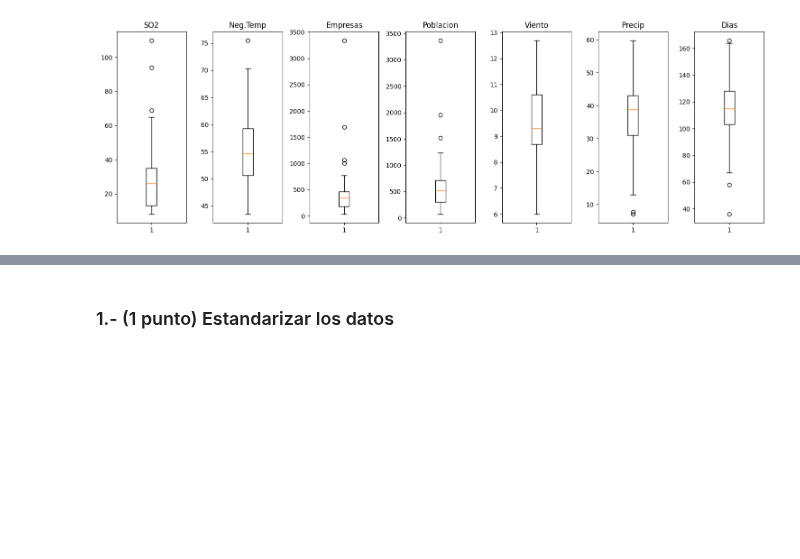
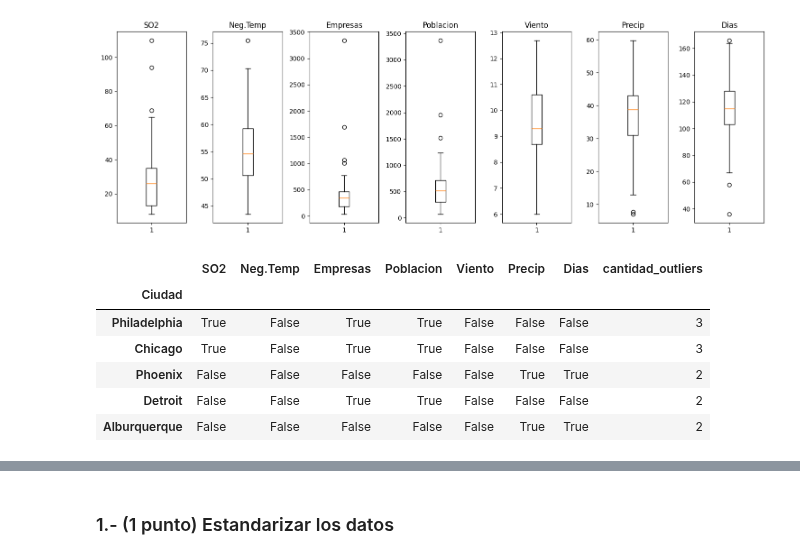
Before and after one commit to Alf-caput/P1_MineriaDeDatos, a Jupyter notebook: P3_ReduccionDimensionalidad/P3_ReduccionDimensionalidad.ipynb, the cells around one changed output, grey strips where cells are left out. Cells and saved outputs as stored; diff of their text form; code cells hidden in the pictures; blank space fills up the shorter version.

```diff
--- a/P3_ReduccionDimensionalidad/P3_ReduccionDimensionalidad.ipynb
+++ b/P3_ReduccionDimensionalidad/P3_ReduccionDimensionalidad.ipynb
@@ -129,3 +129,37 @@ plt.tight_layout()
 plt.show()
 # %% [output]
 [figure]
+# %%
+import pandas as pd
+
+# Supongamos que tienes un DataFrame llamado 'df'
+
+# Paso 1: Calcula Q1 y Q3 para todas las columnas
+Q1 = df.quantile(0.25)
+Q3 = df.quantile(0.75)
+
+# Paso 2: Calcula el rango intercuartílico (IQR) para todas las columnas
+IQR = Q3 - Q1
+
+# Paso 3: Define el rango para identificar outliers para todas las columnas
+rango_outliers = 1.5 * IQR
+
+# Paso 4: Encuentra los outliers en todas las columnas
+outliers = (df < (Q1 - rango_outliers)) | (df > (Q3 + rango_outliers))
+
+# Calcula el número de True en cada fila y crea una nueva columna
+outliers['cantidad_outliers'] = outliers.sum(axis=1)
+
+# Ordena el DataFrame de outliers por la nueva columna
+outliers_ordenados = outliers.sort_values(by='cantidad_outliers', ascending=False)
+
+# Muestra el DataFrame de outliers ordenado
+outliers_ordenados.head()
+# %% [output]
+|  | SO2 | Neg.Temp | Empresas | Poblacion | Viento | Precip | Dias | cantidad_outliers |
+| Ciudad |  |  |  |  |  |  |  |  |
+| Philadelphia | True | False | True | True | False | False | False | 3 |
+| Chicago | True | False | True | True | False | False | False | 3 |
+| Phoenix | False | False | False | False | False | True | True | 2 |
+| Detroit | False | False | True | True | False | False | False | 2 |
+| Alburquerque | False | False | False | False | False | True | True | 2 |
```
Also changed, not shown: parts of 1 cell of this notebook.
